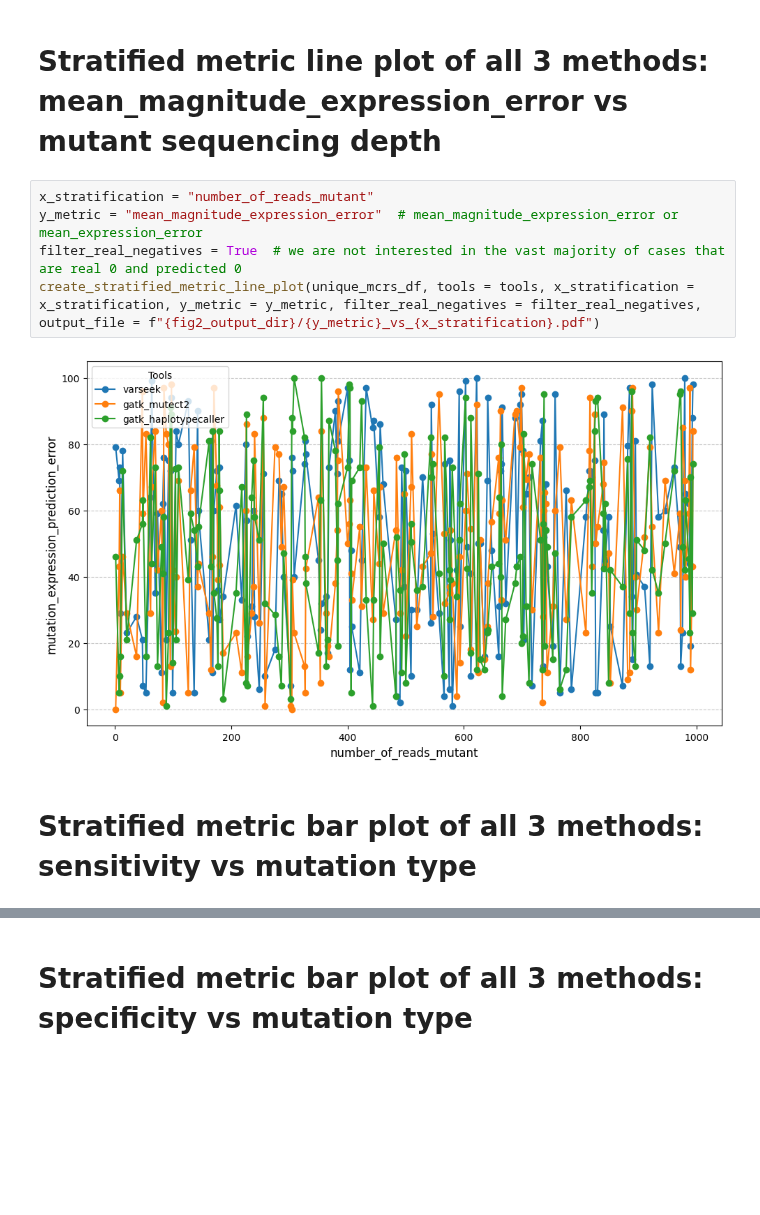
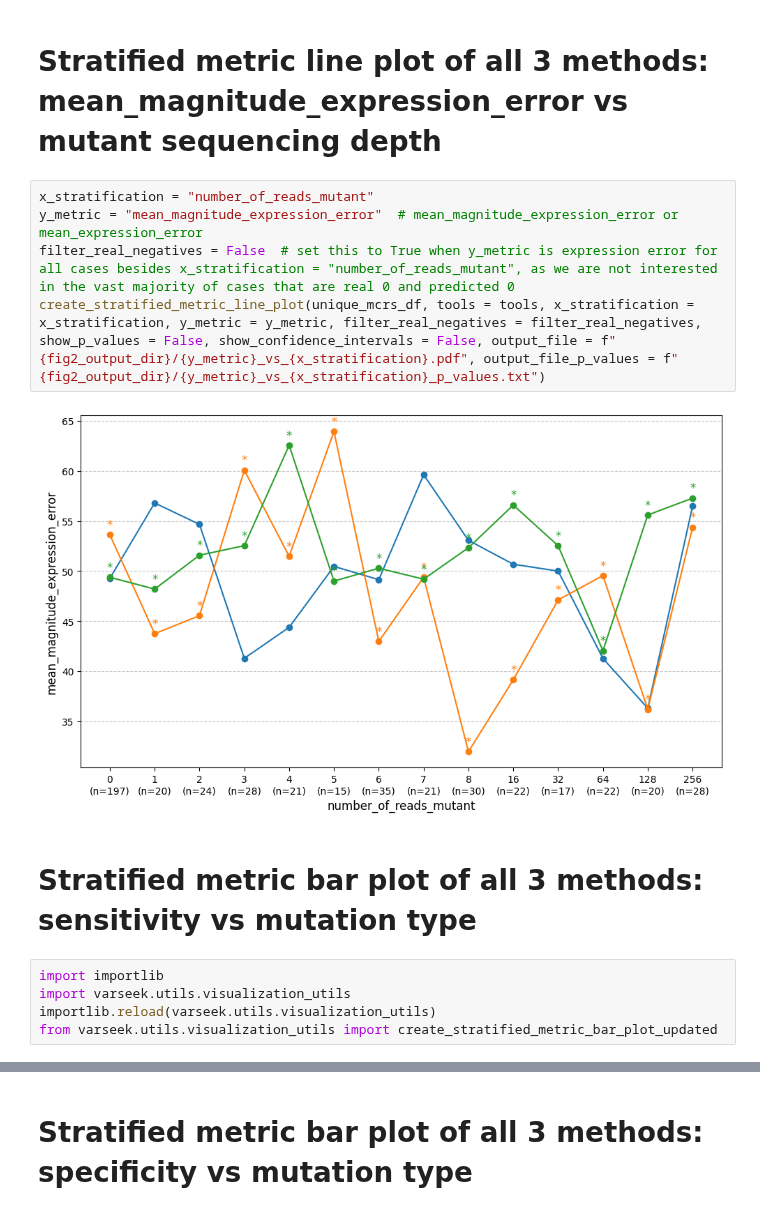
Before and after one commit to pachterlab/varseek, a Jupyter notebook: notebooks/Fig2.ipynb, the cells around one changed output, grey strips where cells are left out. Cells and saved outputs as stored; diff of their text form; blank space fills up the shorter version.

```diff
--- a/notebooks/Fig2.ipynb
+++ b/notebooks/Fig2.ipynb
@@ -308,9 +297,14 @@ create_stratified_metric_line_plot(unique_mcrs_df, tools = tools, x_stratificati
 # %%
 x_stratification = "number_of_reads_mutant"
 y_metric = "mean_magnitude_expression_error"  # mean_magnitude_expression_error or mean_expression_error
-filter_real_negatives = True  # we are not interested in the vast majority of cases that are real 0 and predicted 0
-create_stratified_metric_line_plot(unique_mcrs_df, tools = tools, x_stratification = x_stratification, y_metric = y_metric, filter_real_negatives = filter_real_negatives, output_file = f"{fig2_output_dir}/{y_metric}_vs_{x_stratification}.pdf")
+filter_real_negatives = False  # set this to True when y_metric is expression error for all cases besides x_stratification = "number_of_reads_mutant", as we are not interested in the vast majority of cases that are real 0 and predicted 0
+create_stratified_metric_line_plot(unique_mcrs_df, tools = tools, x_stratification = x_stratification, y_metric = y_metric, filter_real_negatives = filter_real_negatives, show_p_values = False, show_confidence_intervals = False, output_file = f"{fig2_output_dir}/{y_metric}_vs_{x_stratification}.pdf", output_file_p_values = f"{fig2_output_dir}/{y_metric}_vs_{x_stratification}_p_values.txt")
 # %% [output]
-[figure, old version]
+[figure, new version]
 # %% [markdown]
 # Stratified metric bar plot of all 3 methods: sensitivity vs mutation type
+# %%
+import importlib
+import varseek.utils.visualization_utils
+importlib.reload(varseek.utils.visualization_utils)
+from varseek.utils.visualization_utils import create_stratified_metric_bar_plot_updated
```
Also changed, not shown: parts of 21 cells of this notebook, 11 other files.
